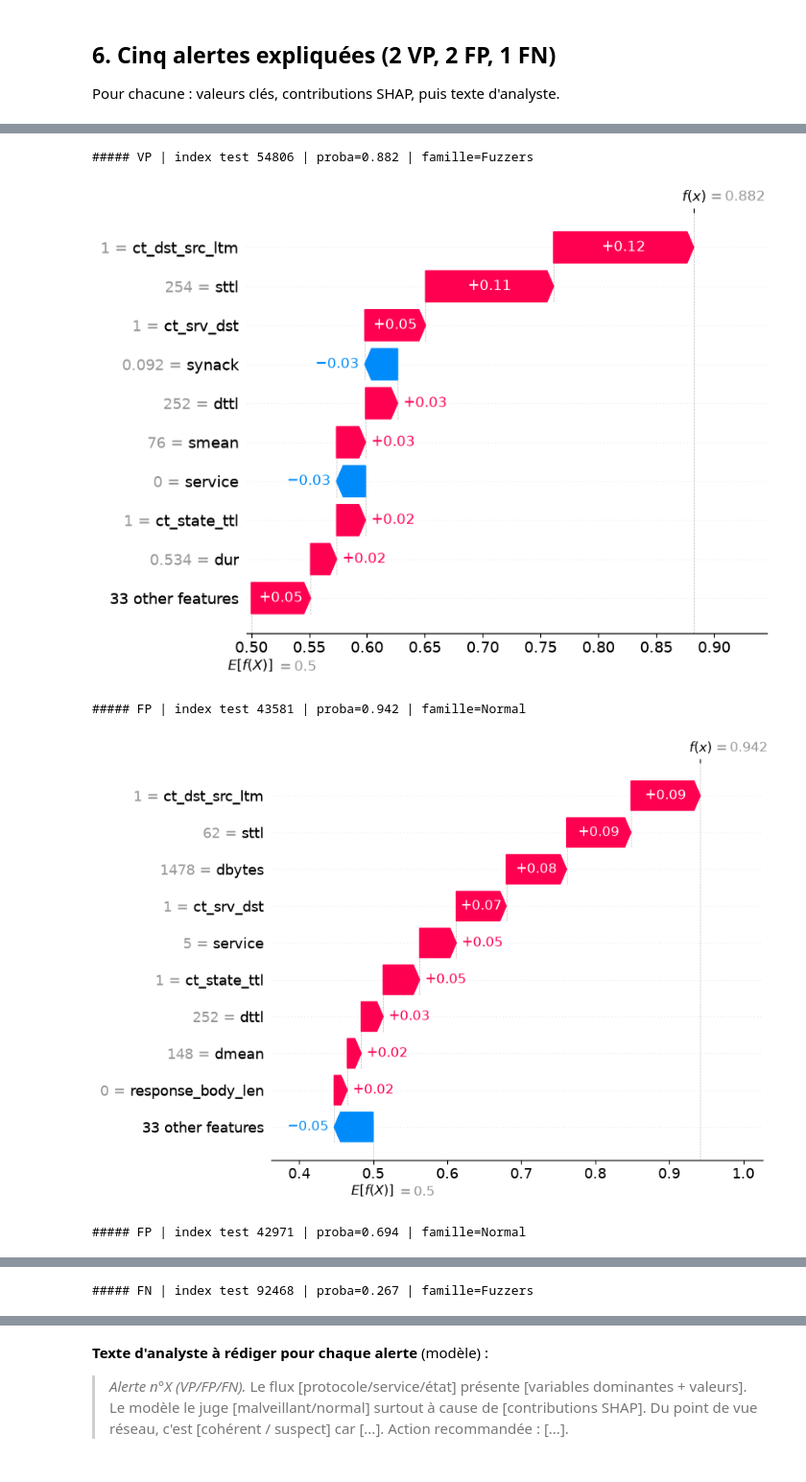
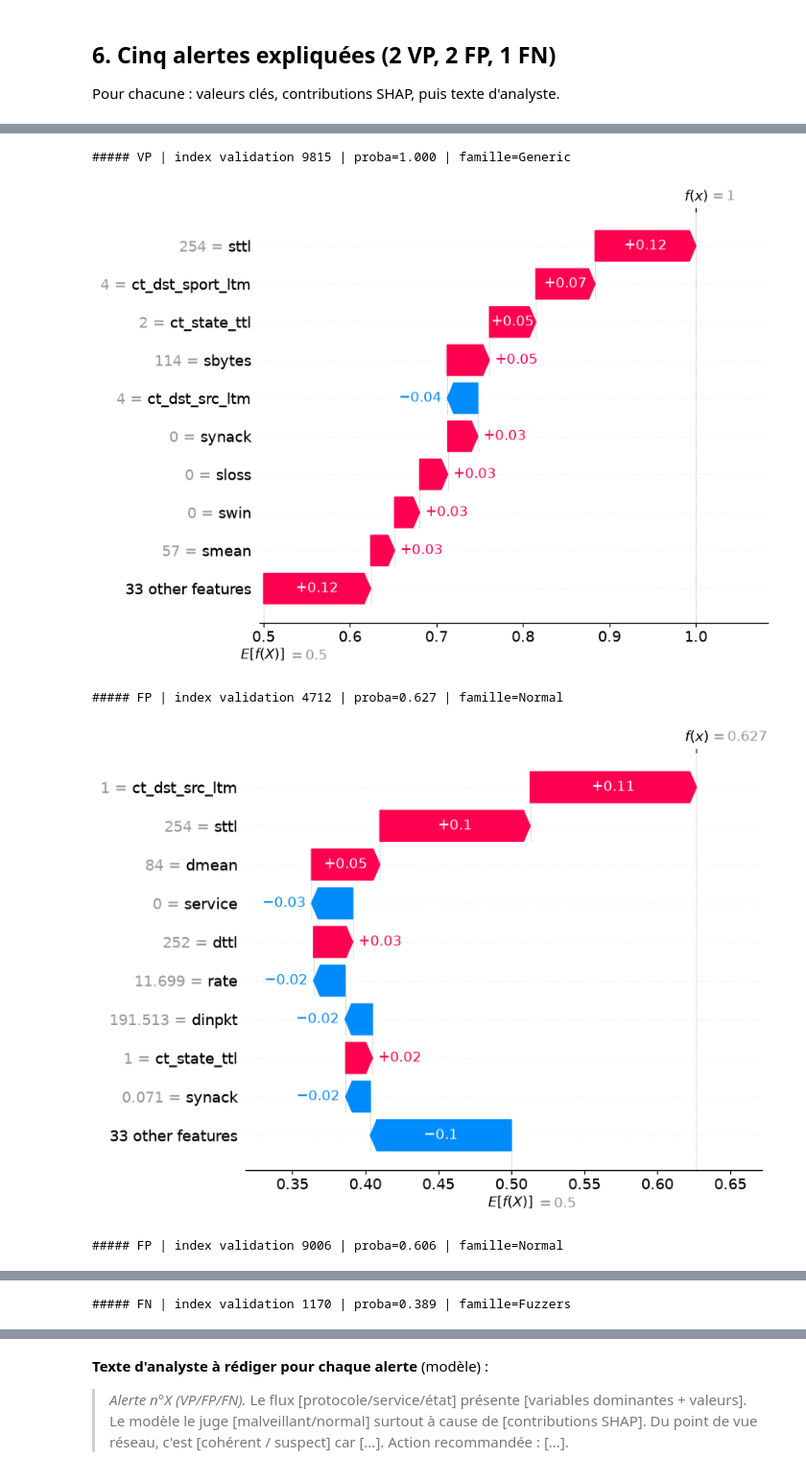
Before and after one commit to Ranim-jb/projet-ml-ids-, a Jupyter notebook: projet1_unsw_nb15_interpretabilite.ipynb, the cells around one changed output, grey strips where cells are left out. Shown at 96% size. Cells and saved outputs as stored; diff of their text form; code cells hidden in the pictures.

```diff
--- a/projet1_unsw_nb15_interpretabilite.ipynb
+++ b/projet1_unsw_nb15_interpretabilite.ipynb
@@ -307,21 +313,21 @@ Permutation  0.64         1.00    0.77
 ## 6. Cinq alertes expliquées (2 VP, 2 FP, 1 FN)
 Pour chacune : valeurs clés, contributions SHAP, puis texte d'analyste.
 # %%
-proba_te = rf.predict_proba(Xte_t)[:, 1]
-pred_te = (proba_te >= 0.5).astype(int)
-yt = y_test.values
+proba_val = rf.predict_proba(Xva_t)[:, 1]
+pred_val = (proba_val >= 0.5).astype(int)
+yv = y_val.values
 pick = lambda mask, k: list(np.random.RandomState(SEED).choice(np.where(mask)[0], size=k, replace=False))
-cases = {"VP": pick((pred_te == 1) & (yt == 1), 2),
-         "FP": pick((pred_te == 1) & (yt == 0), 2),
-         "FN": pick((pred_te == 0) & (yt == 1), 1)}
+cases = {"VP": pick((pred_val == 1) & (yv == 1), 2),
+         "FP": pick((pred_val == 1) & (yv == 0), 2),
+         "FN": pick((pred_val == 0) & (yv == 1), 1)}
 base = explainer.expected_value
 base = base[1] if np.ndim(base) else base
 
 for kind, ids in cases.items():
     for i in ids:
-        s = explainer.shap_values(Xte_t.iloc[[i]])
+        s = explainer.shap_values(Xva_t.iloc[[i]])
         s = s[1][0] if isinstance(s, list) else (s[0, :, 1] if s.ndim == 3 else s[0])
-        print(f"\n##### {kind} | index test {i} | proba={proba_te[i]:.3f} | famille={attack_cat_test[i]}")
+        print(f"\n##### {kind} | index validation {i} | proba={proba_val[i]:.3f} | famille={attack_cat_val[i]}")
         shap.plots.waterfall(shap.Explanation(values=s, base_values=base,
-                             data=Xte_t.iloc[i].values, feature_names=feature_names), max_display=10)
+                             data=Xva_t.iloc[i].values, feature_names=feature_names), max_display=10)
 # %% [output]
@@ -330,5 +336,5 @@ for kind, ids in cases.items():
-##### VP | index test 54806 | proba=0.882 | famille=Fuzzers
+##### VP | index validation 9815 | proba=1.000 | famille=Generic
-[figure, old version]
+[figure, new version]
-##### FP | index test 43581 | proba=0.942 | famille=Normal
+##### FP | index validation 4712 | proba=0.627 | famille=Normal
-[figure, old version]
+[figure, new version]
-##### FP | index test 42971 | proba=0.694 | famille=Normal
+##### FP | index validation 9006 | proba=0.606 | famille=Normal
@@ -336 +342 @@ for kind, ids in cases.items():
-##### FN | index test 92468 | proba=0.267 | famille=Fuzzers
+##### FN | index validation 1170 | proba=0.389 | famille=Fuzzers
```
Also changed, not shown: parts of 18 cells of this notebook, 5 other files.
